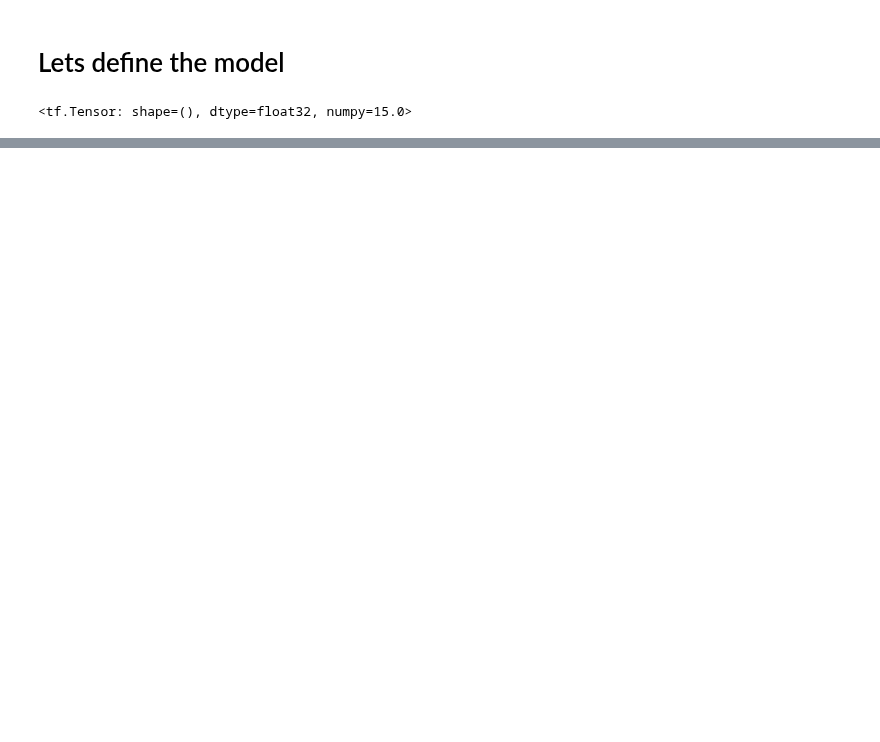
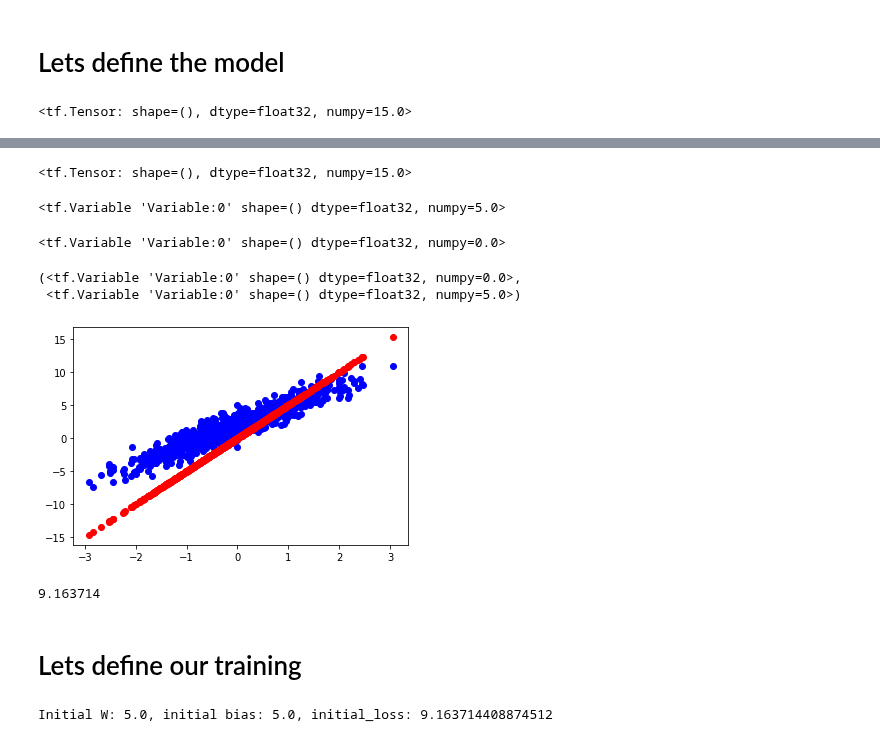
Before and after one commit to TUCchkul/ComputerVision-Object-Detection-and-Object-Tracking, a Jupyter notebook: TensorFlow/Simple Linear Regression.ipynb, the cells around one changed output, grey strips where cells are left out. Saved outputs shown, nothing was run; the diff lists cells and outputs as text; code cells hidden in the pictures; blank space fills up the shorter version.

Commit message:
simple Linear model with tensorflow

```diff
--- a/TensorFlow/Simple Linear Regression.ipynb
+++ b/TensorFlow/Simple Linear Regression.ipynb
@@ -42,0 +59,19 @@ model(3)
+# %%
+model=MyModel()
+# %%
+model(3)
+# %% [output]
+<tf.Tensor: shape=(), dtype=float32, numpy=15.0>
+# %%
+model.w
+# %% [output]
+<tf.Variable 'Variable:0' shape=() dtype=float32, numpy=5.0>
+# %%
+model.b
+# %% [output]
+<tf.Variable 'Variable:0' shape=() dtype=float32, numpy=0.0>
+# %%
+model.variables
+# %% [output]
+(<tf.Variable 'Variable:0' shape=() dtype=float32, numpy=0.0>,
+ <tf.Variable 'Variable:0' shape=() dtype=float32, numpy=5.0>)
@@ -42,0 +84,14 @@ model(3)
+# %%
+plt.scatter(x,y,c="b")
+pred_y=model(x)# without train the model
+plt.scatter(x, pred_y, c="r")
+plt.show()
+# %% [output]
+[figure, added]
+# %%
+current_loss=MSE_loss(y, model(x))
+current_loss.numpy()
+# %% [output]
+9.163714
+# %% [markdown]
+# Lets define our training
@@ -42,0 +105,11 @@ model(3)
+# %%
+model=MyModel()
+Ws,bs=[],[]
+epochs=15
+learning_rate=0.1
+w=model.w.numpy()
+b=model.w.numpy()
+init_loss=MSE_loss(y, model(x))
+print(f"Initial W: {w}, initial bias: {b}, initial_loss: {init_loss}")
+# %% [output]
+Initial W: 5.0, initial bias: 5.0, initial_loss: 9.163714408874512
```
Also changed, not shown: parts of 11 cells of this notebook.
